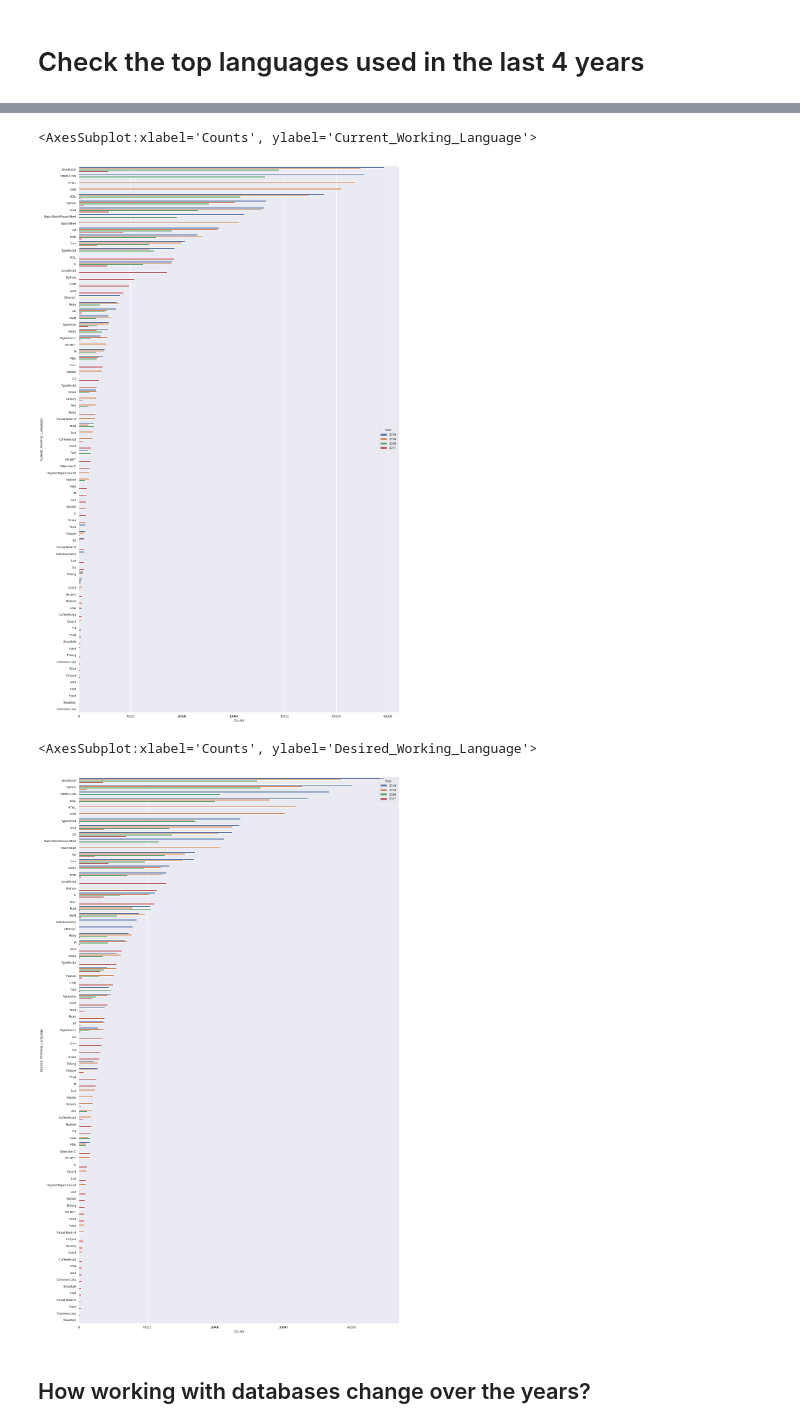
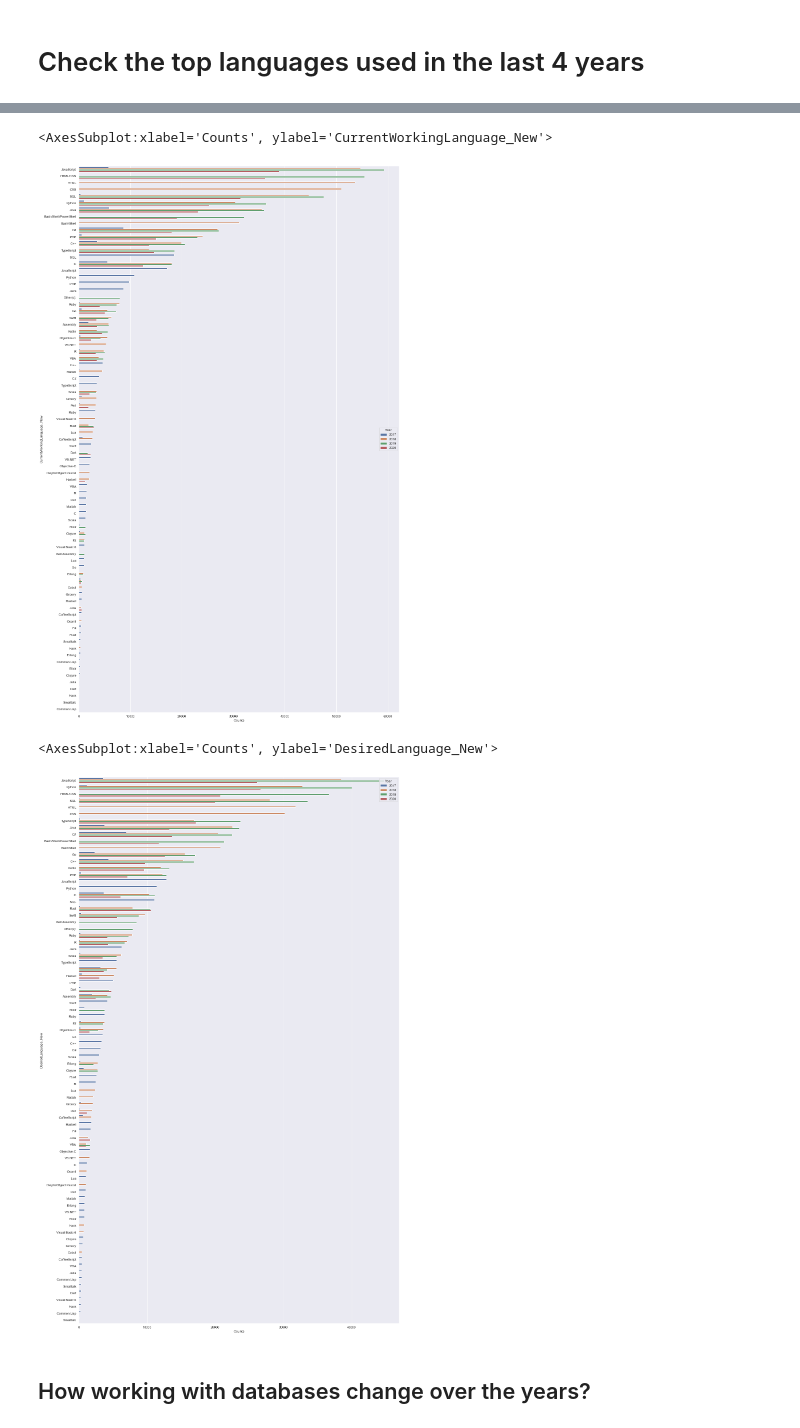
Before and after one commit to RanaMK/Udacity-Nanodegree, a Jupyter notebook: Writing Data Science Blog Post/Working with programming and DB languages Code.ipynb, the cells around one changed output, grey strips where cells are left out. Cells and saved outputs as stored; diff of their text form; code cells hidden in the pictures.

```diff
--- a/Writing Data Science Blog Post/Working with programming and DB languages Code.ipynb
+++ b/Writing Data Science Blog Post/Working with programming and DB languages Code.ipynb
@@ -63,0 +14,5 @@ Data2020.head()
+# %%
+# Gather data for years 2017 ro 2020
+
+for year in [2017, 2018, 2019, 2020]:
+    exec(f'Data{str(year)} = pd.read_csv("Stackoverflow_Data/survey_results_public_"+str(year)+".csv")')
@@ -243,0 +216,6 @@ The top 5 desired languages in year 2018:
+# %%
+Languages_with_years = create_combined_dataset(datasets=[Data2017, Data2018, Data2019, Data2020], Prog_or_DB='Prog')
+
+# Remove 'Respondent' column as it is not in the ssxope of this part
+Languages_with_years = Languages_with_years.drop('Respondent', axis=1)
+Languages_with_years.head()
@@ -243,0 +231,8 @@ The top 5 desired languages in year 2018:
+# %%
+# Drop rows with all nulls
+# Drop rows with all nulls as they are not needed and will not affect the results. In addition, we cannot replace null values in this objective
+Languages_with_years = Languages_with_years.dropna(subset=['HaveWorkedLanguage','WantWorkLanguage','LanguageWorkedWith','LanguageDesireNextYear'], how='all', axis=0)
+
+# Unifying column names
+Languages_with_years = unify_Lang_column_names(Languages_with_years)
+Languages_with_years.head()
@@ -243,0 +259,15 @@ The top 5 desired languages in year 2018:
+# %%
+# ## Count Occurences of each Language in Current per Year
+
+Final_Count_df = count_occurence_lang_per_year(Languages_with_years, 'CurrentWorkingLanguage', 'DesiredLanguage')
+Final_Count_df.head()
+print('For the Current Working Programming Languages')
+plot_top5_lang_per_year(Final_Count_df, 'CurrentWorkingLanguage_New', years=[2017, 2018, 2019, 2020])
+
+# print('-------------------------------------------')
+
+# ## Count Occurences of each Language in Desired per Year
+
+Final_Count_Desired_df = count_occurence_lang_per_year(Languages_with_years, 'DesiredLanguage', 'CurrentWorkingLanguage')
+print('For the Desired Working Programming Languages')
+plot_top5_lang_per_year(Final_Count_Desired_df, 'DesiredLanguage_New', years=[2017, 2018, 2019, 2020])
@@ -244,19 +302,21 @@ The top 5 desired languages in year 2018:
 # %%
+# Plot all Current Languags with the counts
 sns.set(rc={'figure.figsize':(20,35)})
 sns.barplot(x = 'Counts',
-            y = 'Current_Working_Language',
+            y = 'CurrentWorkingLanguage_New',
             hue = 'Year',
             data = Final_Count_df.sort_values(by='Counts', ascending=False))
 # %% [output]
-<AxesSubplot:xlabel='Counts', ylabel='Current_Working_Language'>
+<AxesSubplot:xlabel='Counts', ylabel='CurrentWorkingLanguage_New'>
-[figure, old version]
+[figure, new version]
 # %%
+# Plot all Desired Languags with the counts
 sns.barplot(x = 'Counts',
-            y = 'Desired_Working_Language',
+            y = 'DesiredLanguage_New',
             hue = 'Year',
             data = Final_Count_Desired_df.sort_values(by='Counts', ascending=False))
 # %% [output]
-<AxesSubplot:xlabel='Counts', ylabel='Desired_Working_Language'>
+<AxesSubplot:xlabel='Counts', ylabel='DesiredLanguage_New'>
-[figure, old version]
+[figure, new version]
 # %% [markdown]
 ## How working with databases change over the years?
```
Also changed, not shown: parts of 56 cells of this notebook.
